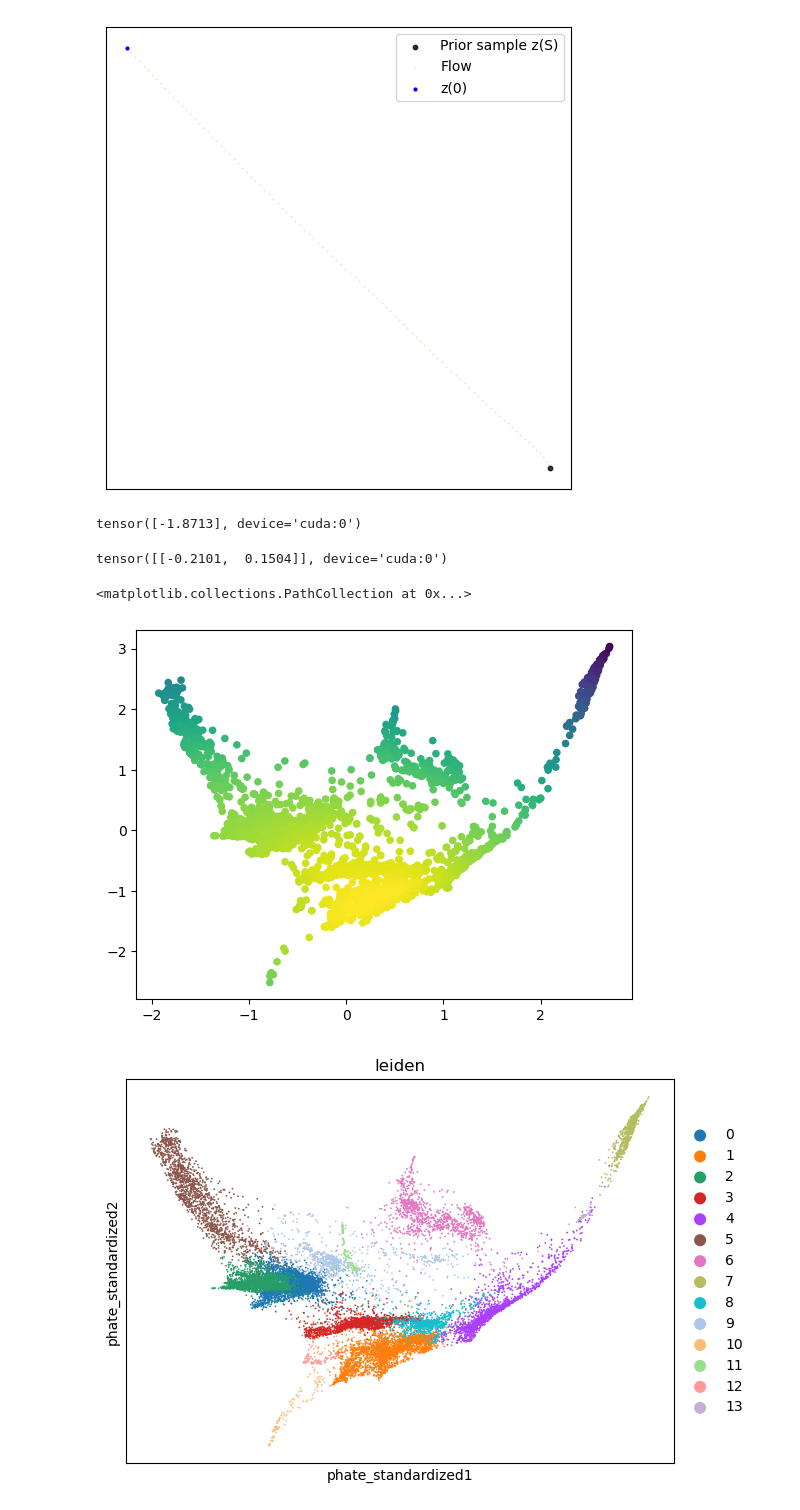
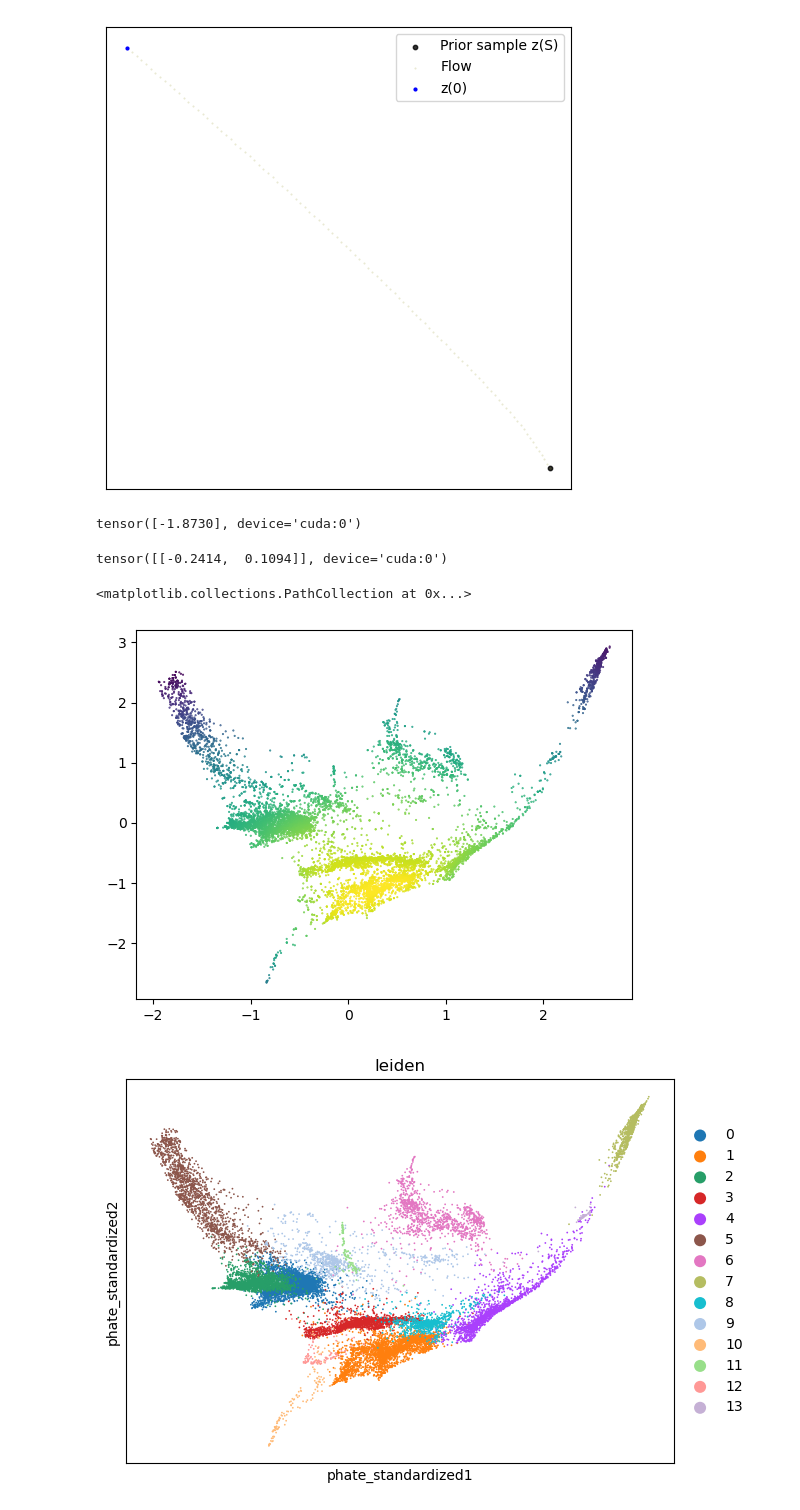
Before and after one commit to theislab/scRatio, a Jupyter notebook: notebooks/scFM_test_dataset.ipynb, the cells around one changed output. Cells and saved outputs as stored; diff of their text form; code cells hidden in the pictures.

```diff
--- a/notebooks/scFM_test_dataset.ipynb
+++ b/notebooks/scFM_test_dataset.ipynb
@@ -87,8 +87,8 @@ for k in tqdm(range(50000)):
     #x0, x1 = ot_sampler.sample_plan(x0, x1)
 
     t = torch.rand(x1.shape[0]).type_as(x1).unsqueeze(1).to(device)
-    #xt = x0 + t * (x1 - x0)
-    xt = sample_conditional_pt(x0, x1, t, sigma=0.01).to(device)
+    xt = x0 + t * (x1 - x0)
+    #xt = sample_conditional_pt(x0, x1, t, sigma=0.01).to(device)
     ut = x1 - x0
 
     vt = model(xt, t)
@@ -140,31 +140,31 @@ z0 = traj[-1]
 log_p0 = -0.5 * (z0 ** 2).sum(dim=1) - 0.5 * z0.shape[1] * np.log(2 * np.pi)
 print(log_p0)
 # %% [output]
-tensor([-1.8713], device='cuda:0')
+tensor([-1.8730], device='cuda:0')
 # %%
 z0
 # %% [output]
-tensor([[-0.2101,  0.1504]], device='cuda:0')
+tensor([[-0.2414,  0.1094]], device='cuda:0')
 # %%
 data = adata.obsm["X_phate_standardized"]
-data = data[np.random.randint(data.shape[0], size=3000)]
+data = data[np.random.randint(data.shape[0], size=10000)]
 
 node = NeuralODE(
     torch_wrapper(model), solver="dopri5", sensitivity="adjoint", atol=1e-4, rtol=1e-4
 )
 with torch.no_grad():
     traj = node.trajectory(
         torch.from_numpy(data).type_as(x1).to(device),
         t_span=torch.linspace(1, 0, 200).to(device),
     )
 
 z0 = traj[-1]
 log_p0 = -0.5 * (z0 ** 2).sum(dim=1) - 0.5 * z0.shape[1] * np.log(2 * np.pi)
 
-plt.scatter(x=data[:, 0], y=data[:, 1], c=log_p0.cpu().numpy(), s=20, cmap='viridis')
+plt.scatter(x=data[:, 0], y=data[:, 1], c=log_p0.cpu().numpy(), s=0.25, cmap='viridis')
 # %% [output]
 <matplotlib.collections.PathCollection at 0x...>
-[figure, old version]
+[figure, new version]
 # %%
 label = "leiden"
 sc.pl.scatter(adata, basis="phate_standardized", color=label)
```
Also changed, not shown: parts of 1 cell of this notebook, 48 other files.
